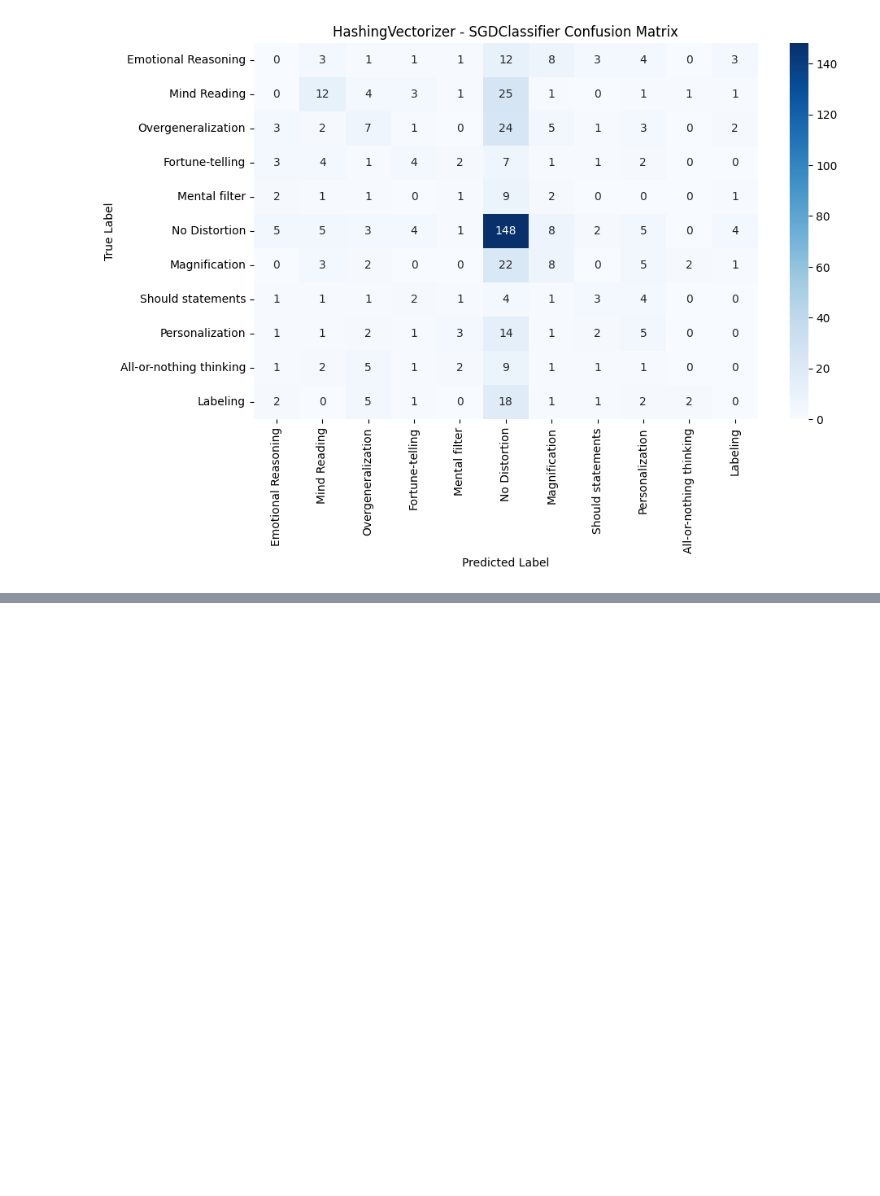
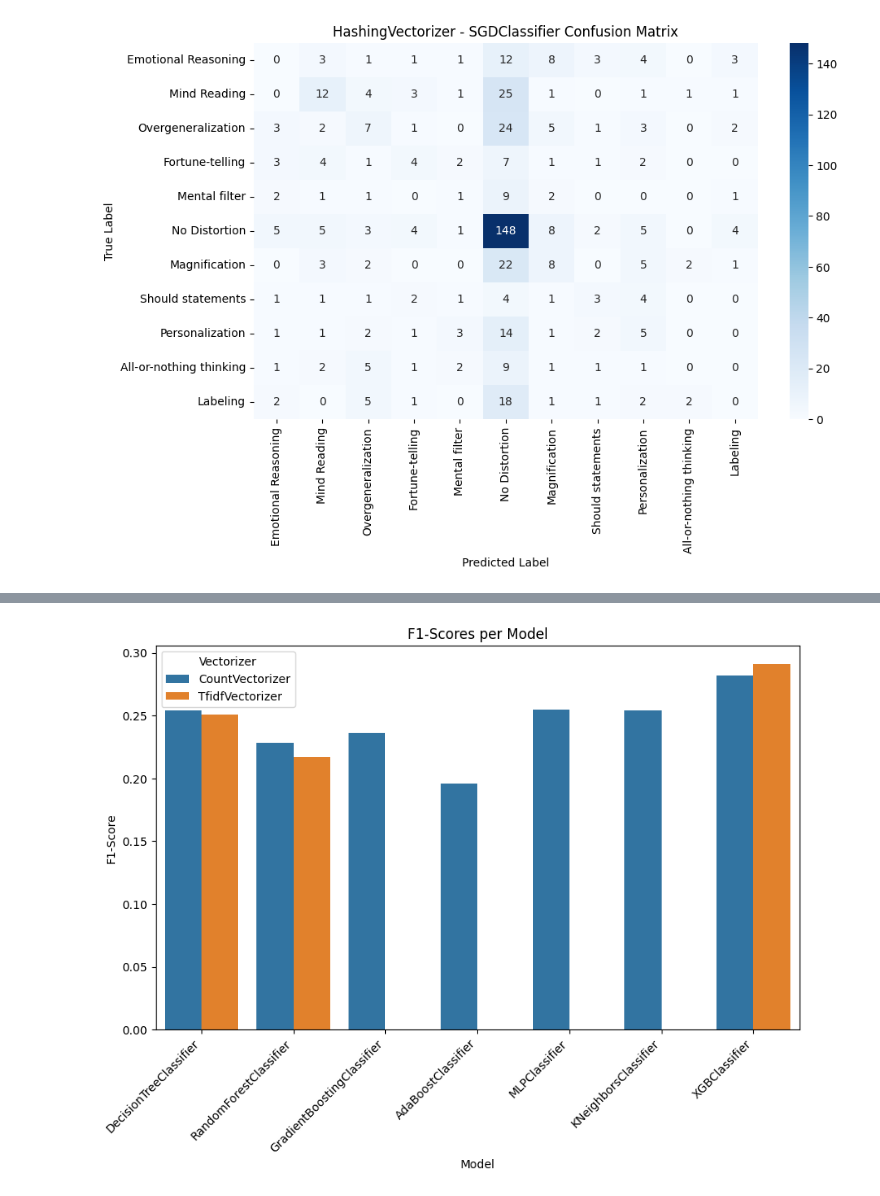
Before and after one commit to cmulholla/QUEST-Distortions, a Jupyter notebook: baseline.ipynb, the cells around one changed output, grey strips where cells are left out. Cells and saved outputs as stored; diff of their text form; code cells hidden in the pictures; blank space fills up the shorter version.

```diff
--- a/baseline.ipynb
+++ b/baseline.ipynb
@@ -470,0 +438,40 @@ Fitting 5 folds for each of 18 candidates, totalling 90 fits
+# %%
+#TODO:
+# - try an RNN and XGBoost classification model
+# - try the best models to see what their F1-scores are
+# - try to undersample the no distortion class to see if it improves the F1-score
+# - "oversample"
+
+# CountVectorizer:
+# DecisionTreeClassifier: 0.2538
+# RandomForestClassifier: 0.2282
+# GradientBoostingClassifier: 0.236
+# AdaBoostClassifier: 0.1958
+# MLPClassifier: 0.255
+# KNeighborsClassifier: 0.2538
+
+# TfidfVectorizer:
+# DecisionTreeClassifier: 0.251
+# RandomForestClassifier: 0.2172
+# GradientBoostingClassifier: failed
+
+# Graph based on the results:
+
+# data
+dataModels = {
+    'Vectorizer': ['CountVectorizer', 'CountVectorizer', 'CountVectorizer', 'CountVectorizer', 'CountVectorizer', 'CountVectorizer', 'TfidfVectorizer', 'TfidfVectorizer', 'TfidfVectorizer', 'CountVectorizer'],
+    'Model': ['DecisionTreeClassifier', 'RandomForestClassifier', 'GradientBoostingClassifier', 'AdaBoostClassifier', 'MLPClassifier', 'KNeighborsClassifier', 'DecisionTreeClassifier', 'RandomForestClassifier', 'XGBClassifier', 'XGBClassifier'],
+    'F1-Score': [0.2538, 0.2282, 0.236, 0.1958, 0.255, 0.2538, 0.251, 0.2172, 0.2911, 0.2819]
+}
+
+# Create a DataFrame
+df = pd.DataFrame(dataModels)
+
+# Plot the results
+plt.figure(figsize=(10, 6))
+sns.barplot(x='Model', y='F1-Score', hue='Vectorizer', data=df)
+plt.xticks(rotation=45, ha='right')
+plt.title('F1-Scores per Model')
+plt.show()
+# %% [output]
+[figure, added]
```
Also changed, not shown: parts of 13 cells of this notebook, 2 other files.
